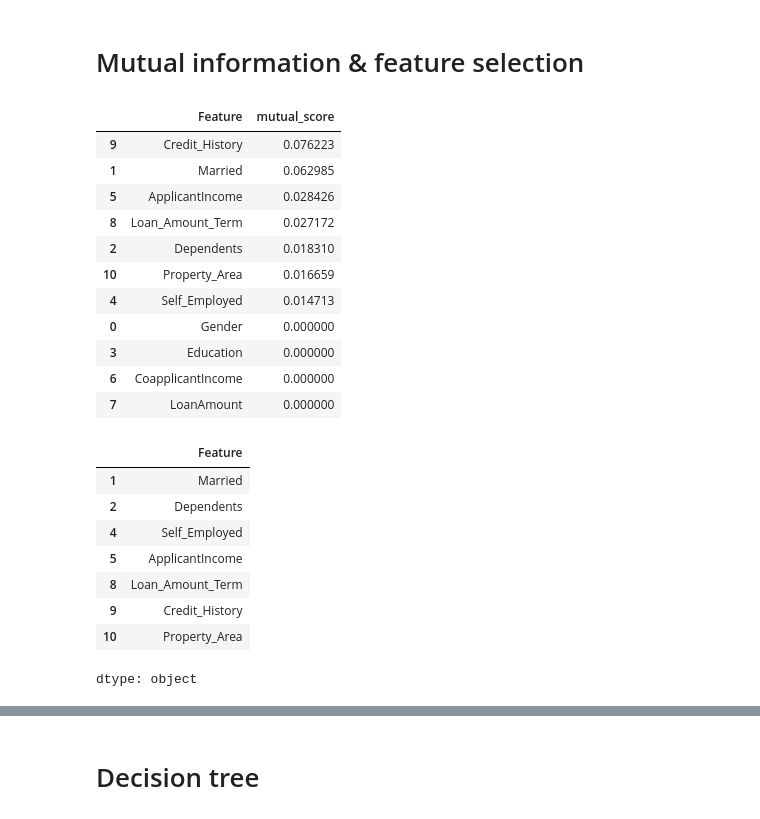
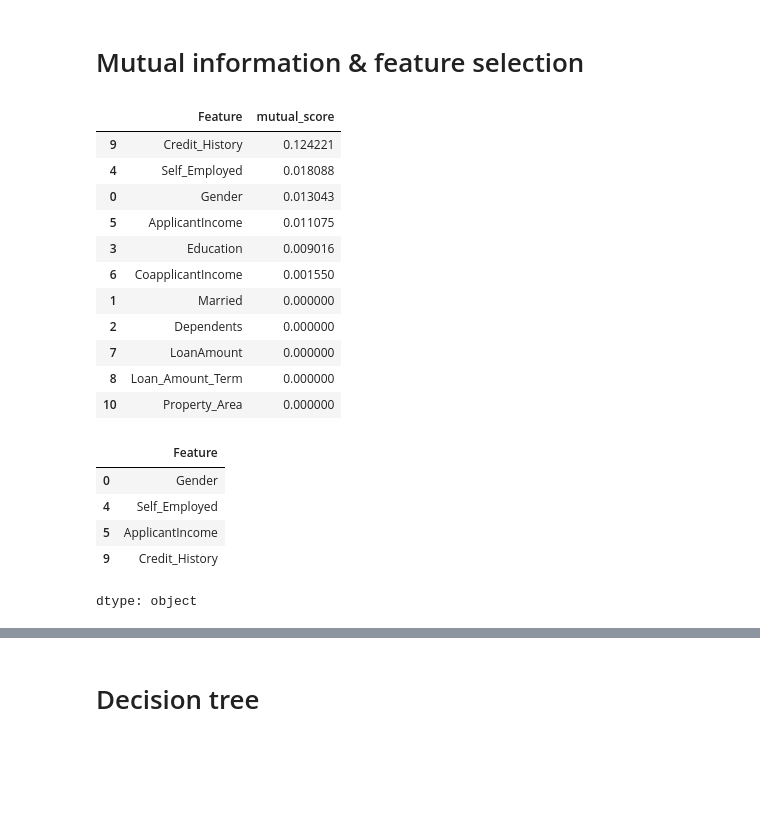
Before and after one commit to MhammadRezaValiYari/loan-validation, a Jupyter notebook: Loan_validation_with_Decision_Tree.ipynb, the cells around one changed output, grey strips where cells are left out. Cells and saved outputs as stored; diff of their text form; code cells hidden in the pictures; blank space fills up the shorter version.

```diff
--- a/Loan_validation_with_Decision_Tree.ipynb
+++ b/Loan_validation_with_Decision_Tree.ipynb
@@ -30,3 +30,9 @@ Mounted at /content/drive
 # Data Cleaning
 # %%
 df = df.drop(['Loan_ID'], axis='columns')
+# %%
+from sklearn.preprocessing import LabelEncoder
+le = LabelEncoder()
+columns_to_encode = ['Gender', 'Married', 'Education', 'Self_Employed', 'Property_Area', 'Loan_Status']
+for col in columns_to_encode:
+  df[col] = le.fit_transform(df[col])
@@ -83,5 +50,3 @@ replace(df = df, col = 'Education', rep1 = 'Graduate', rep2 = 1)
-# %%
-df.drop(df[(df['Property_Area'] == 'Semiurban')].index, inplace=True)
 # %%
 df['Dependents'].unique()
 # %% [output]
@@ -186,34 +118,34 @@ plt.show()
 # %%
 from sklearn.feature_selection import mutual_info_classif
 
-mu_scores = mutual_info_classif(scaled_df, y, random_state=42)
+x = df.drop(columns='Loan_Status')
+y = df['Loan_Status']
+
+mu_scores = mutual_info_classif(x, y, random_state=42)
 mu_df = pd.DataFrame({
     'Feature' : x.columns,
     'mutual_score' : mu_scores
 })
 mu_df.sort_values(by='mutual_score', ascending=False)
 # %% [output]
 |  | Feature | mutual_score |
-| 9 | Credit_History | 0.076223 |
-| 1 | Married | 0.062985 |
-| 5 | ApplicantIncome | 0.028426 |
-| 8 | Loan_Amount_Term | 0.027172 |
-| 2 | Dependents | 0.018310 |
-| 10 | Property_Area | 0.016659 |
-| 4 | Self_Employed | 0.014713 |
-| 0 | Gender | 0.000000 |
-| 3 | Education | 0.000000 |
-| 6 | CoapplicantIncome | 0.000000 |
+| 9 | Credit_History | 0.124221 |
+| 4 | Self_Employed | 0.018088 |
+| 0 | Gender | 0.013043 |
+| 5 | ApplicantIncome | 0.011075 |
+| 3 | Education | 0.009016 |
+| 6 | CoapplicantIncome | 0.001550 |
+| 1 | Married | 0.000000 |
+| 2 | Dependents | 0.000000 |
 | 7 | LoanAmount | 0.000000 |
+| 8 | Loan_Amount_Term | 0.000000 |
+| 10 | Property_Area | 0.000000 |
 # %%
 mu_df[mu_df['mutual_score'] > 0.01]['Feature']
 # %% [output]
 |  | Feature |
-| 1 | Married |
-| 2 | Dependents |
+| 0 | Gender |
 | 4 | Self_Employed |
 | 5 | ApplicantIncome |
-| 8 | Loan_Amount_Term |
 | 9 | Credit_History |
-| 10 | Property_Area |
 dtype: object
```
Also changed, not shown: parts of 35 cells of this notebook.
